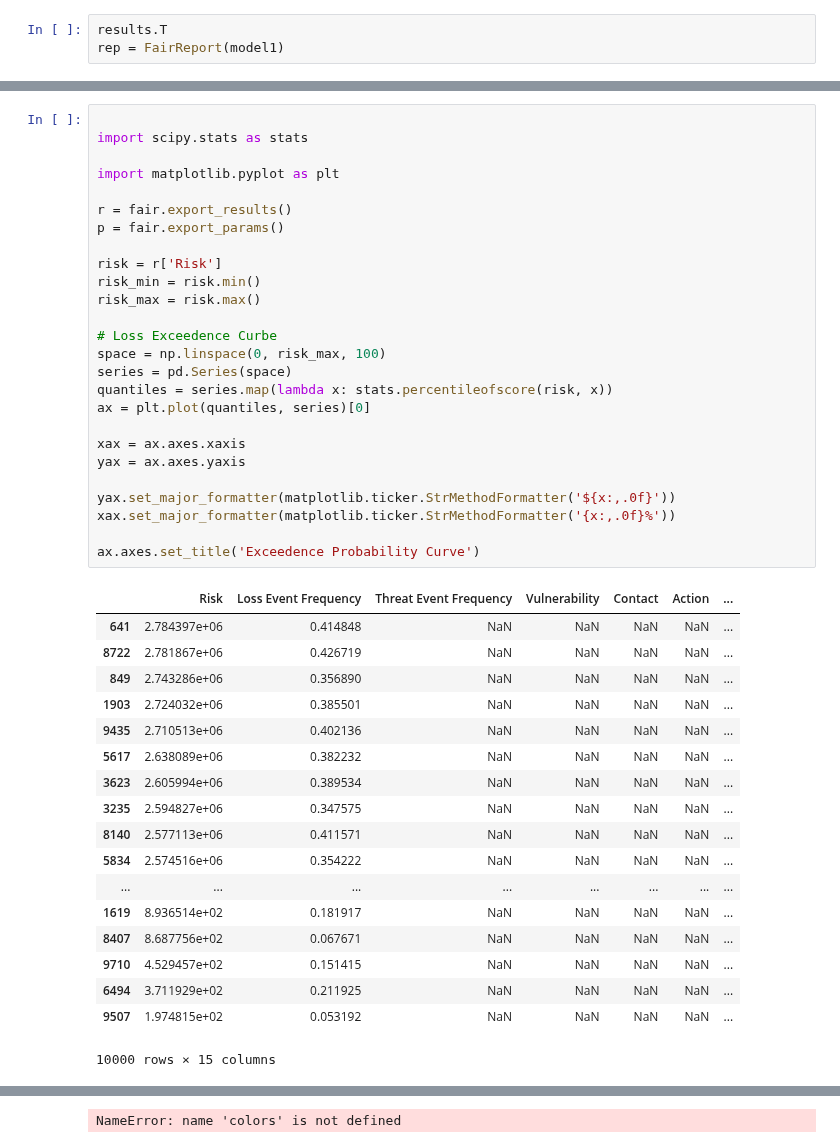
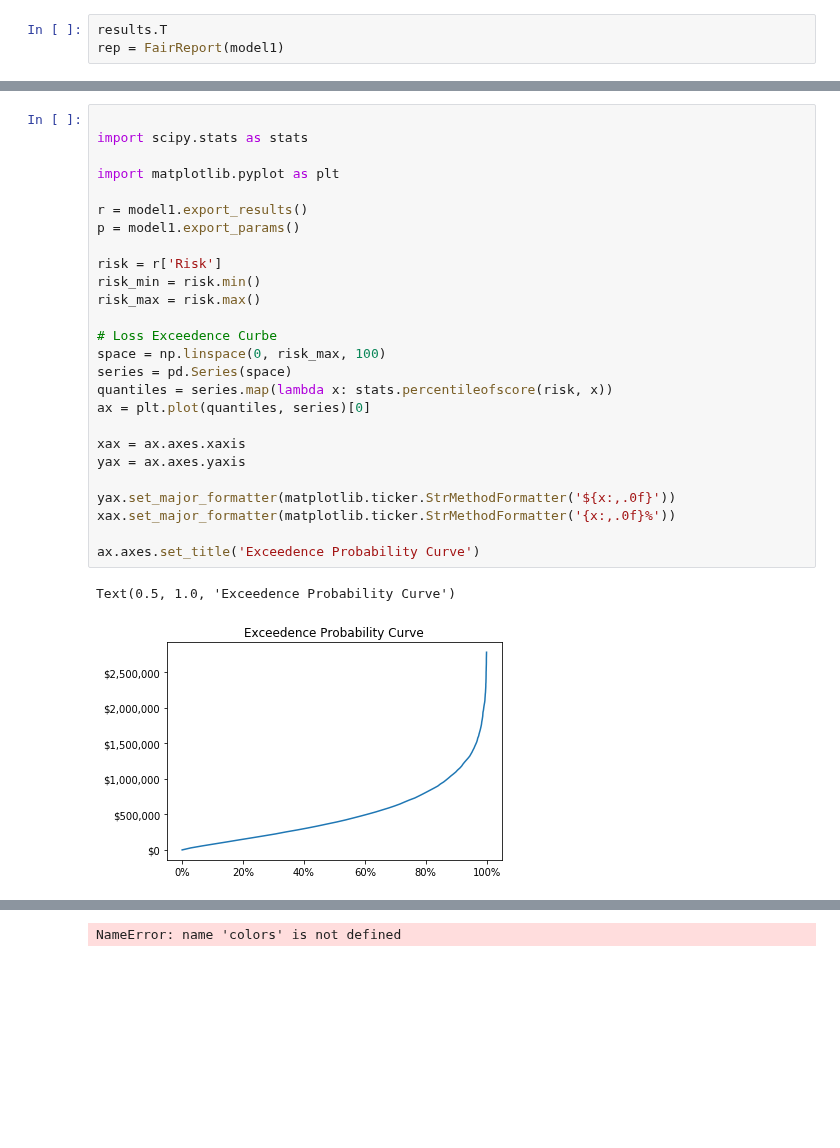
Before and after one commit to Hive-Systems/pyfair, a Jupyter notebook: scratch_notebook.ipynb, the cells around one changed output, grey strips where cells are left out. Cells and saved outputs as stored; diff of their text form; blank space fills up the shorter version.

```diff
--- a/scratch_notebook.ipynb
+++ b/scratch_notebook.ipynb
@@ -44,48 +97,32 @@ ftg.generate_image()
 # %%
 
 import scipy.stats as stats
 
 import matplotlib.pyplot as plt
 
-r = fair.export_results()
-p = fair.export_params()
+r = model1.export_results()
+p = model1.export_params()
 
 risk = r['Risk']
 risk_min = risk.min()
 risk_max = risk.max()
 
 # Loss Exceedence Curbe
 space = np.linspace(0, risk_max, 100)
 series = pd.Series(space)
 quantiles = series.map(lambda x: stats.percentileofscore(risk, x))
 ax = plt.plot(quantiles, series)[0]
 
 xax = ax.axes.xaxis
 yax = ax.axes.yaxis
 
 yax.set_major_formatter(matplotlib.ticker.StrMethodFormatter('${x:,.0f}'))
 xax.set_major_formatter(matplotlib.ticker.StrMethodFormatter('{x:,.0f}%'))
 
 ax.axes.set_title('Exceedence Probability Curve')
 # %% [output]
-|  | Risk | Loss Event Frequency | Threat Event Frequency | Vulnerability | Contact | Action | ... |
-| 641 | 2.784397e+06 | 0.414848 | NaN | NaN | NaN | NaN | ... |
-| 8722 | 2.781867e+06 | 0.426719 | NaN | NaN | NaN | NaN | ... |
-| 849 | 2.743286e+06 | 0.356890 | NaN | NaN | NaN | NaN | ... |
-| 1903 | 2.724032e+06 | 0.385501 | NaN | NaN | NaN | NaN | ... |
-| 9435 | 2.710513e+06 | 0.402136 | NaN | NaN | NaN | NaN | ... |
-| 5617 | 2.638089e+06 | 0.382232 | NaN | NaN | NaN | NaN | ... |
-| 3623 | 2.605994e+06 | 0.389534 | NaN | NaN | NaN | NaN | ... |
-| 3235 | 2.594827e+06 | 0.347575 | NaN | NaN | NaN | NaN | ... |
-| 8140 | 2.577113e+06 | 0.411571 | NaN | NaN | NaN | NaN | ... |
-| 5834 | 2.574516e+06 | 0.354222 | NaN | NaN | NaN | NaN | ... |
-| ... | ... | ... | ... | ... | ... | ... | ... |
-| 1619 | 8.936514e+02 | 0.181917 | NaN | NaN | NaN | NaN | ... |
-| 8407 | 8.687756e+02 | 0.067671 | NaN | NaN | NaN | NaN | ... |
-| 9710 | 4.529457e+02 | 0.151415 | NaN | NaN | NaN | NaN | ... |
-| 6494 | 3.711929e+02 | 0.211925 | NaN | NaN | NaN | NaN | ... |
-| 9507 | 1.974815e+02 | 0.053192 | NaN | NaN | NaN | NaN | ... |
-10000 rows × 15 columns
+Text(0.5, 1.0, 'Exceedence Probability Curve')
+[figure, added]
 # %%
 # For each point dollar amount, the probability it was exceeded
 fbp = FairBetaPert(low=20_000_000, high=100_000_000, mode=23_000_000)
```
Also changed, not shown: parts of 3 cells of this notebook, 1 other file.
